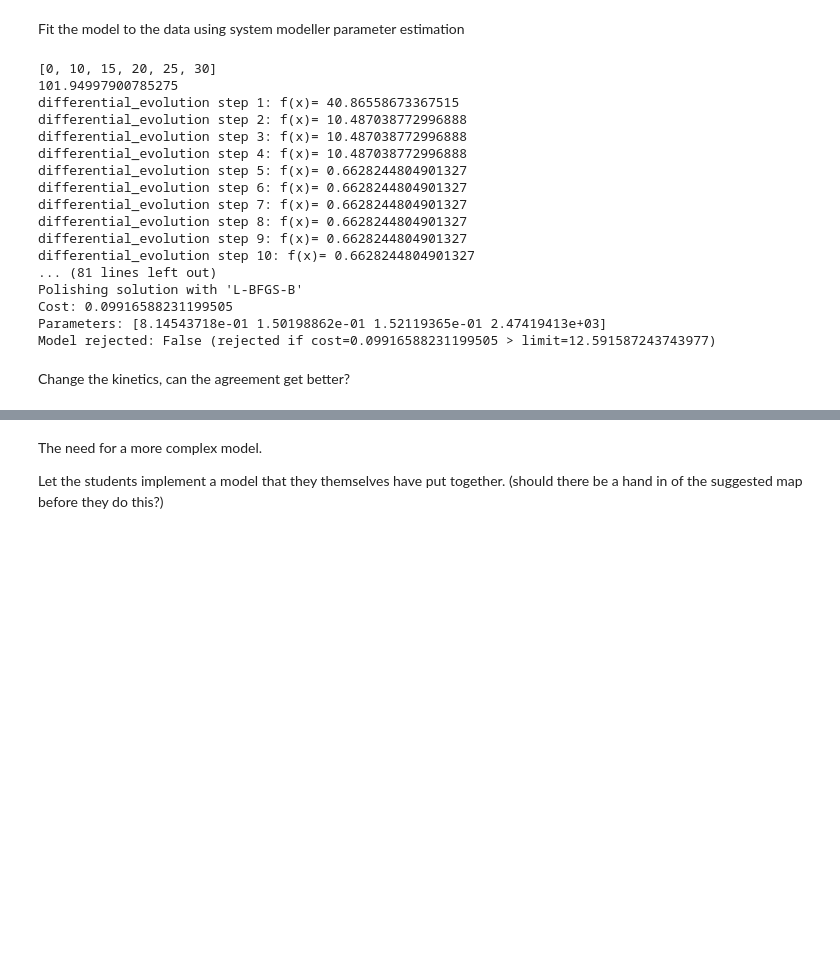
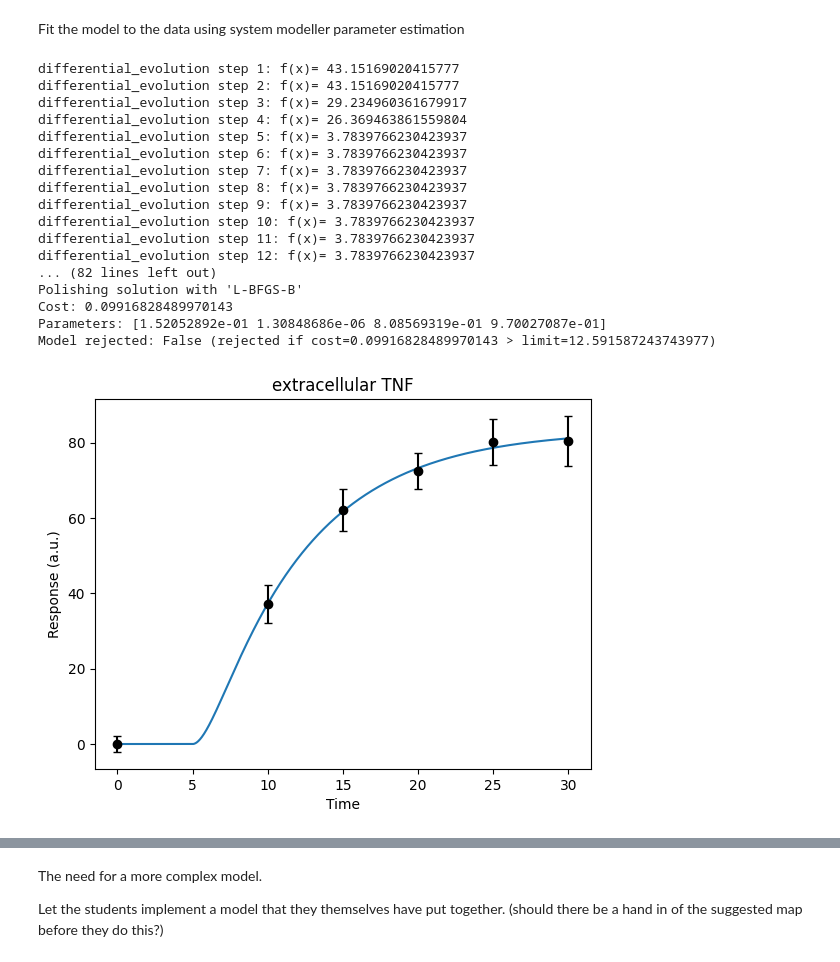
Before and after one commit to willov/modelling_example, a Jupyter notebook: introduction_example.ipynb, the cells around one changed output, grey strips where cells are left out. Saved outputs shown, nothing was run; the diff lists cells and outputs as text; code cells hidden in the pictures; blank space fills up the shorter version.

Commit message:
Fixed the simple model

```diff
--- a/introduction_example.ipynb
+++ b/introduction_example.ipynb
@@ -256,62 +261,58 @@ interactive(children=(FloatSlider(value=0.2, description='k1', max=0.5, min=1e-0
 Fit the model to the data using system modeller parameter estimation
 # %%
 # iterate over all fields in data, and get all time points in the "time" field
-data.pop("all_times", None)
-data["all_times"] = sorted(set([t for experiment in data for k,d in data[experiment].items() if "time" in d for t in d["time"] ]))
-print(data["all_times"])
+all_data_times = sorted(set([t for experiment in data for k,d in data[experiment].items() if "time" in d for t in d["time"] ]))
 
 # Define the objective function (and the log space version of it)
-def cost_f(params, sims, data):
+def cost_f(params, sims, data, all_data_times):
     cost = 0
     for experiment in data:
-        if experiment != "all_times":
-            sims[experiment].Simulate(timevector = data["all_times"], resetstatesderivatives=True, parametervalues=params)
-            for feature in data[experiment]:
-                if feature != "input":
-                    sim = sims[experiment].featuredata[:, sims[experiment].featurenames.index(feature)]
-                    data_mean = np.array(data[experiment][feature]["mean"])
-                    data_se = np.array(data[experiment][feature]["se"])
-                    cost += np.sum(((sim - data_mean)/data_se)**2)
+        sims[experiment].Simulate(timevector = all_data_times, resetstatesderivatives=True, parametervalues=params)
+        for feature in data[experiment]:
+            if feature != "input":
+                sim = sims[experiment].featuredata[:, sims[experiment].featurenames.index(feature)] # Here we should really get only the right datapoints, but we assume that the simulation has the same timepoints as the data
+                data_mean = np.array(data[experiment][feature]["mean"])
+                data_se = np.array(data[experiment][feature]["se"])
+                cost += np.sum(((sim - data_mean)/data_se)**2)
     return cost
 
-def cost_log(params, sims, data):
-    return cost_f(np.exp(params), sims, data)
+def cost_log(params, sims, data, all_data_times):
+    return cost_f(np.exp(params), sims, data, all_data_times)
 
 # Define the optimization
-args = (sims, data)
+args = (sims, data, all_data_times)
 x0 = np.log([0.35, 0.3, 0.35, 0.3])
 bounds = Bounds([np.log(1e-6)]*len(x0), [np.log(1e6)]*len(x0))
 
-print(cost_log(x0, sims, data))
-
 # Run the optimization
 result = differential_evolution(cost_log, bounds, args=args, disp=True)
-result['x'] = np.exp(result['x'])
+result['x'] = np.exp(result['x']) # transform back from log space
 
 # Get the results of the optimization
-cost = cost_f(result['x'], sims, data)
+cost = cost_f(result['x'], sims, data, all_data_times)
 print("Cost:", cost)
 print("Parameters:", result['x'])
 df = np.sum([np.sum(~np.isnan(data[experiment][feature]["se"])) for experiment in data if experiment!="all_times" for feature in data[experiment] if feature != "input"]) # get the degrees of freedom (df) by getting the total number of all sems in the data that are not NaN
 chi2_limit = chi2.ppf(0.95, df)
 print(f"Model rejected: {cost > chi2_limit} (rejected if cost={cost} > limit={chi2_limit})")
+
+simulate_and_plot_all_experiments(result['x'], sims, data)
 # %% [output]
-[0, 10, 15, 20, 25, 30]
-101.94997900785275
-differential_evolution step 1: f(x)= 40.86558673367515
-differential_evolution step 2: f(x)= 10.487038772996888
-differential_evolution step 3: f(x)= 10.487038772996888
-differential_evolution step 4: f(x)= 10.487038772996888
-differential_evolution step 5: f(x)= 0.6628244804901327
-differential_evolution step 6: f(x)= 0.6628244804901327
-differential_evolution step 7: f(x)= 0.6628244804901327
-differential_evolution step 8: f(x)= 0.6628244804901327
-differential_evolution step 9: f(x)= 0.6628244804901327
-differential_evolution step 10: f(x)= 0.6628244804901327
-... (81 lines left out)
+differential_evolution step 1: f(x)= 43.15169020415777
+differential_evolution step 2: f(x)= 43.15169020415777
+differential_evolution step 3: f(x)= 29.234960361679917
+differential_evolution step 4: f(x)= 26.369463861559804
+differential_evolution step 5: f(x)= 3.7839766230423937
+differential_evolution step 6: f(x)= 3.7839766230423937
+differential_evolution step 7: f(x)= 3.7839766230423937
+differential_evolution step 8: f(x)= 3.7839766230423937
+differential_evolution step 9: f(x)= 3.7839766230423937
+differential_evolution step 10: f(x)= 3.7839766230423937
+differential_evolution step 11: f(x)= 3.7839766230423937
+differential_evolution step 12: f(x)= 3.7839766230423937
+... (82 lines left out)
 Polishing solution with 'L-BFGS-B'
-Cost: 0.09916588231199505
-Parameters: [8.14543718e-01 1.50198862e-01 1.52119365e-01 2.47419413e+03]
-Model rejected: False (rejected if cost=0.09916588231199505 > limit=12.591587243743977)
+Cost: 0.09916828489970143
+Parameters: [1.52052892e-01 1.30848686e-06 8.08569319e-01 9.70027087e-01]
+Model rejected: False (rejected if cost=0.09916828489970143 > limit=12.591587243743977)
+[figure, added]
-# %% [markdown]
-Change the kinetics, can the agreement get better?
```
Also changed, not shown: parts of 4 cells of this notebook, 3 other files.
